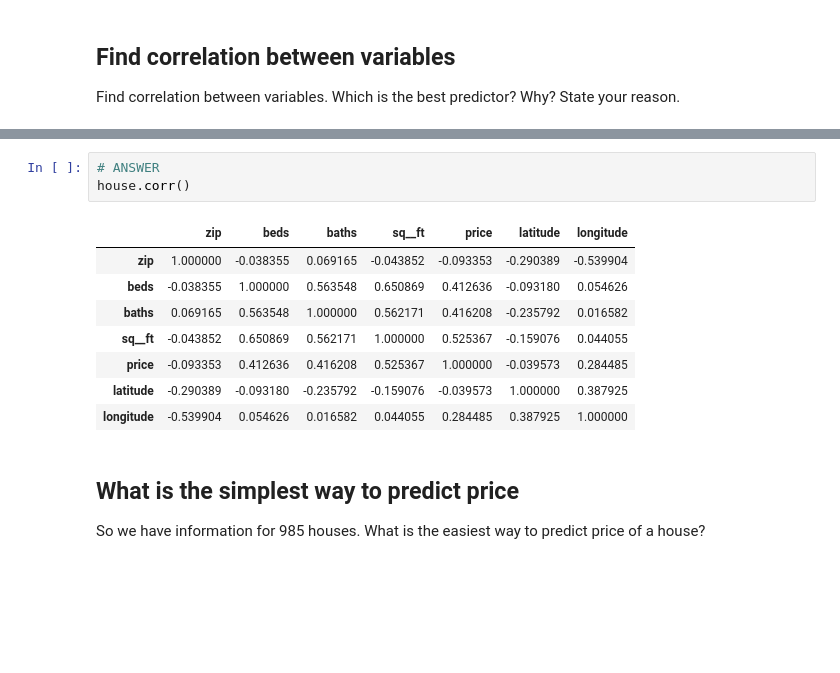
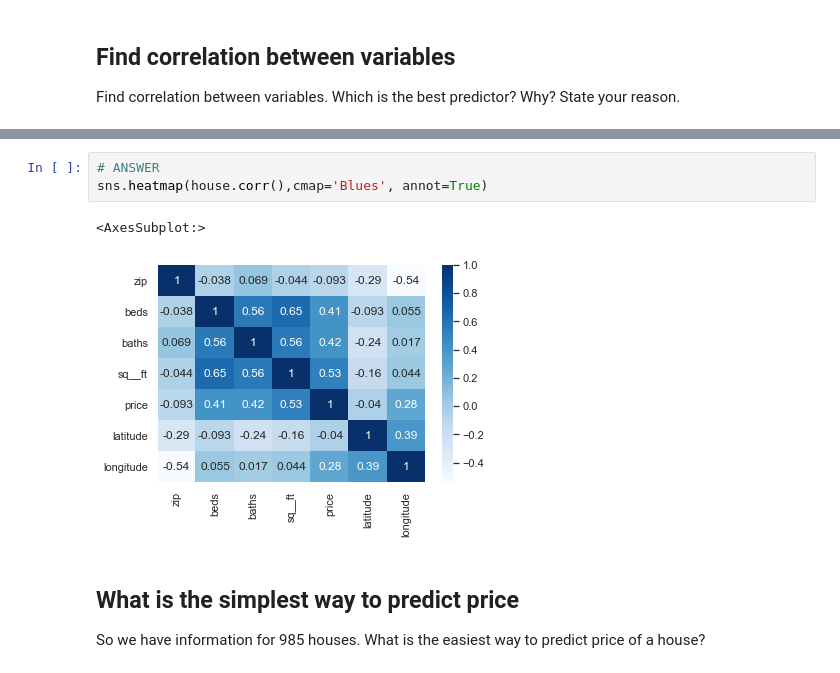
Before and after one commit to Zhouzhenjie09/IOD, a Jupyter notebook: 1_lab/mob4_lab/IOD_Lab 4.1.ipynb, the cells around one changed output, grey strips where cells are left out. Drawn from its saved outputs; the diff is of its cells as text; blank space fills up the shorter version.

```diff
--- a/1_lab/mob4_lab/IOD_Lab 4.1.ipynb
+++ b/1_lab/mob4_lab/IOD_Lab 4.1.ipynb
@@ -289,15 +326,9 @@ Find correlation between variables. Which is the best predictor? Why? State your
 # %%
 # ANSWER
-house.corr()
+sns.heatmap(house.corr(),cmap='Blues', annot=True)
 # %% [output]
-|  | zip | beds | baths | sq__ft | price | latitude | longitude |
-| zip | 1.000000 | -0.038355 | 0.069165 | -0.043852 | -0.093353 | -0.290389 | -0.539904 |
-| beds | -0.038355 | 1.000000 | 0.563548 | 0.650869 | 0.412636 | -0.093180 | 0.054626 |
-| baths | 0.069165 | 0.563548 | 1.000000 | 0.562171 | 0.416208 | -0.235792 | 0.016582 |
-| sq__ft | -0.043852 | 0.650869 | 0.562171 | 1.000000 | 0.525367 | -0.159076 | 0.044055 |
-| price | -0.093353 | 0.412636 | 0.416208 | 0.525367 | 1.000000 | -0.039573 | 0.284485 |
-| latitude | -0.290389 | -0.093180 | -0.235792 | -0.159076 | -0.039573 | 1.000000 | 0.387925 |
-| longitude | -0.539904 | 0.054626 | 0.016582 | 0.044055 | 0.284485 | 0.387925 | 1.000000 |
+<AxesSubplot:>
+[figure, added]
 # %% [markdown]
 ## What is the simplest way to predict price
 
```
Also changed, not shown: parts of 34 cells of this notebook, 3 other files.
